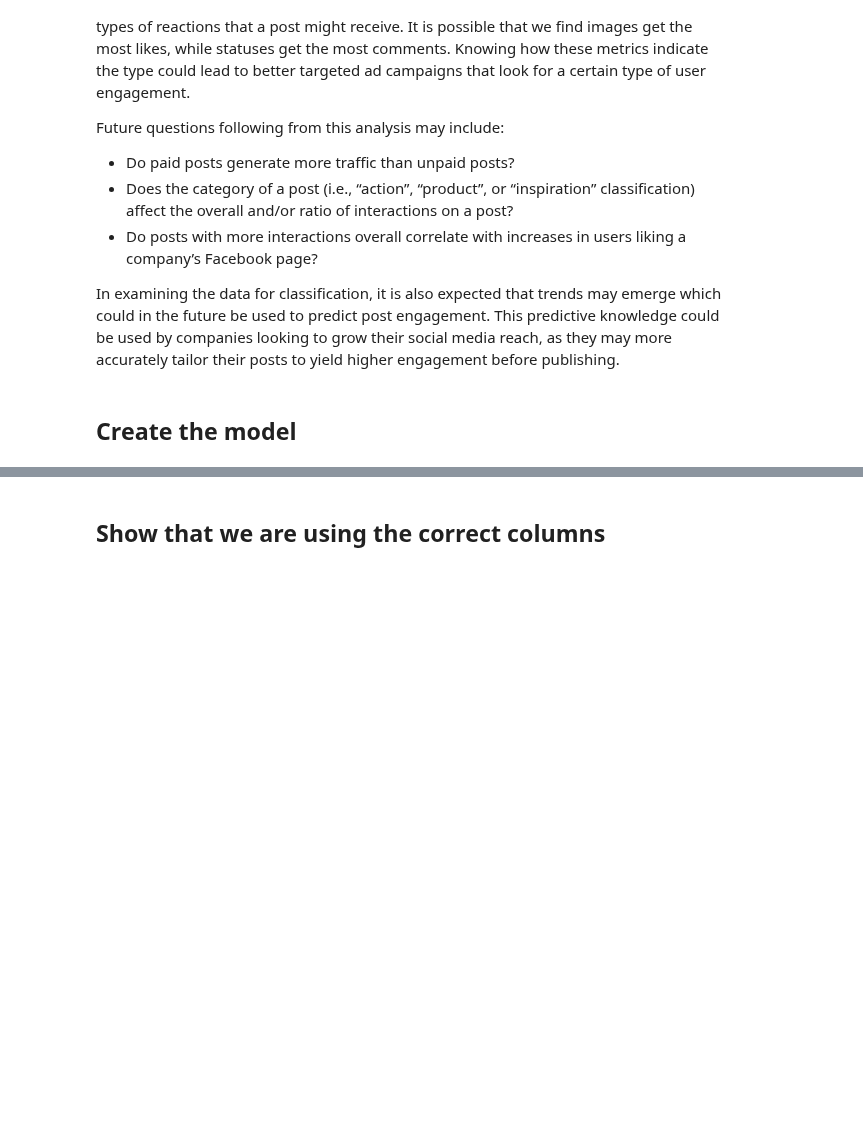
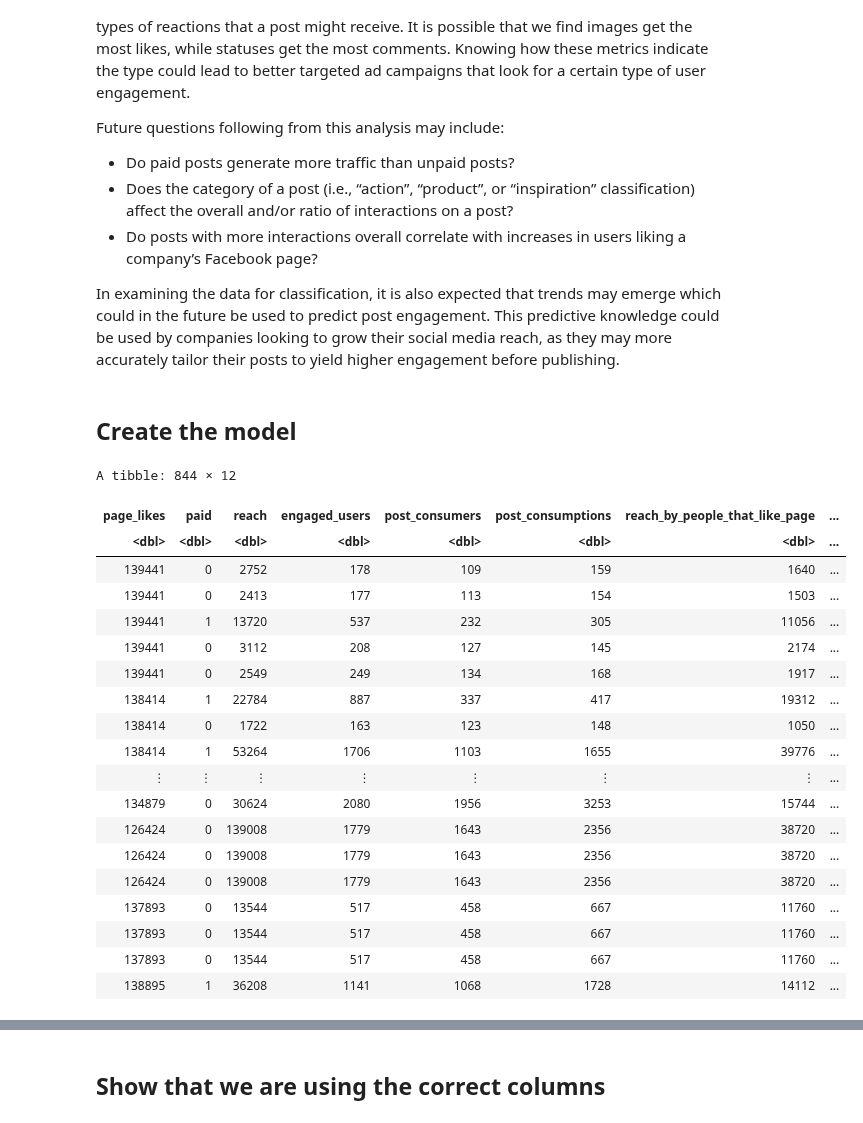
Before and after one commit to lucykvs/DSCI100-Project, a Jupyter notebook: Project.ipynb, the cells around one changed output, grey strips where cells are left out. Saved outputs shown, nothing was run; the diff lists cells and outputs as text; code cells hidden in the pictures; blank space fills up the shorter version.

```diff
--- a/Project.ipynb
+++ b/Project.ipynb
@@ -217,14 +550,35 @@ In examining the data for classification, it is also expected that trends may em
 # %% [markdown]
 ## Create the model
 # %%
-upsample_recipe <- recipe(type ~ ., data = fb_train) %>%
+upsample_recipe <- recipe(type ~ ., data = fb_data_selected) %>%
                     step_upsample(type, over_ratio = 1, skip = FALSE ) %>%
                     prep()
 
 
 
-fb_train_upsampled <- upsample_recipe %>% bake(fb_train)
-fb_train_upsampled
+fb_data_upsampled <- upsample_recipe %>% bake(fb_data_selected)
+fb_data_upsampled
+# %% [output]
+A tibble: 844 × 12
+| page_likes | paid | reach | engaged_users | post_consumers | post_consumptions | reach_by_people_that_like_page | ... |
+| <dbl> | <dbl> | <dbl> | <dbl> | <dbl> | <dbl> | <dbl> | ... |
+| 139441 | 0 | 2752 | 178 | 109 | 159 | 1640 | ... |
+| 139441 | 0 | 2413 | 177 | 113 | 154 | 1503 | ... |
+| 139441 | 1 | 13720 | 537 | 232 | 305 | 11056 | ... |
+| 139441 | 0 | 3112 | 208 | 127 | 145 | 2174 | ... |
+| 139441 | 0 | 2549 | 249 | 134 | 168 | 1917 | ... |
+| 138414 | 1 | 22784 | 887 | 337 | 417 | 19312 | ... |
+| 138414 | 0 | 1722 | 163 | 123 | 148 | 1050 | ... |
+| 138414 | 1 | 53264 | 1706 | 1103 | 1655 | 39776 | ... |
+| ⋮ | ⋮ | ⋮ | ⋮ | ⋮ | ⋮ | ⋮ | ... |
+| 134879 | 0 | 30624 | 2080 | 1956 | 3253 | 15744 | ... |
+| 126424 | 0 | 139008 | 1779 | 1643 | 2356 | 38720 | ... |
+| 126424 | 0 | 139008 | 1779 | 1643 | 2356 | 38720 | ... |
+| 126424 | 0 | 139008 | 1779 | 1643 | 2356 | 38720 | ... |
+| 137893 | 0 | 13544 | 517 | 458 | 667 | 11760 | ... |
+| 137893 | 0 | 13544 | 517 | 458 | 667 | 11760 | ... |
+| 137893 | 0 | 13544 | 517 | 458 | 667 | 11760 | ... |
+| 138895 | 1 | 36208 | 1141 | 1068 | 1728 | 14112 | ... |
 # %%
 # Create the tune spec
 knn_spec_tune <- nearest_neighbor(weight_func = "rectangular", neighbors = tune()) %>%
```
Also changed, not shown: parts of 25 cells of this notebook.
